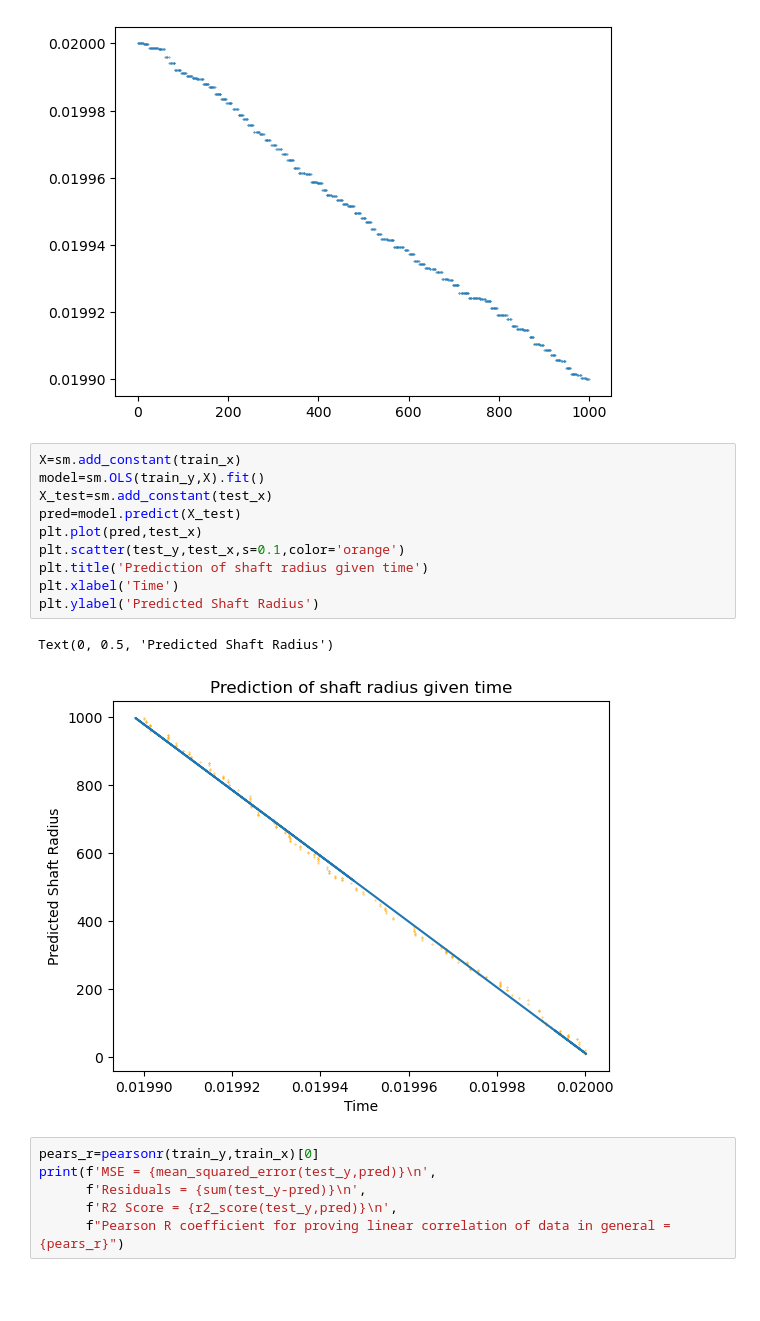
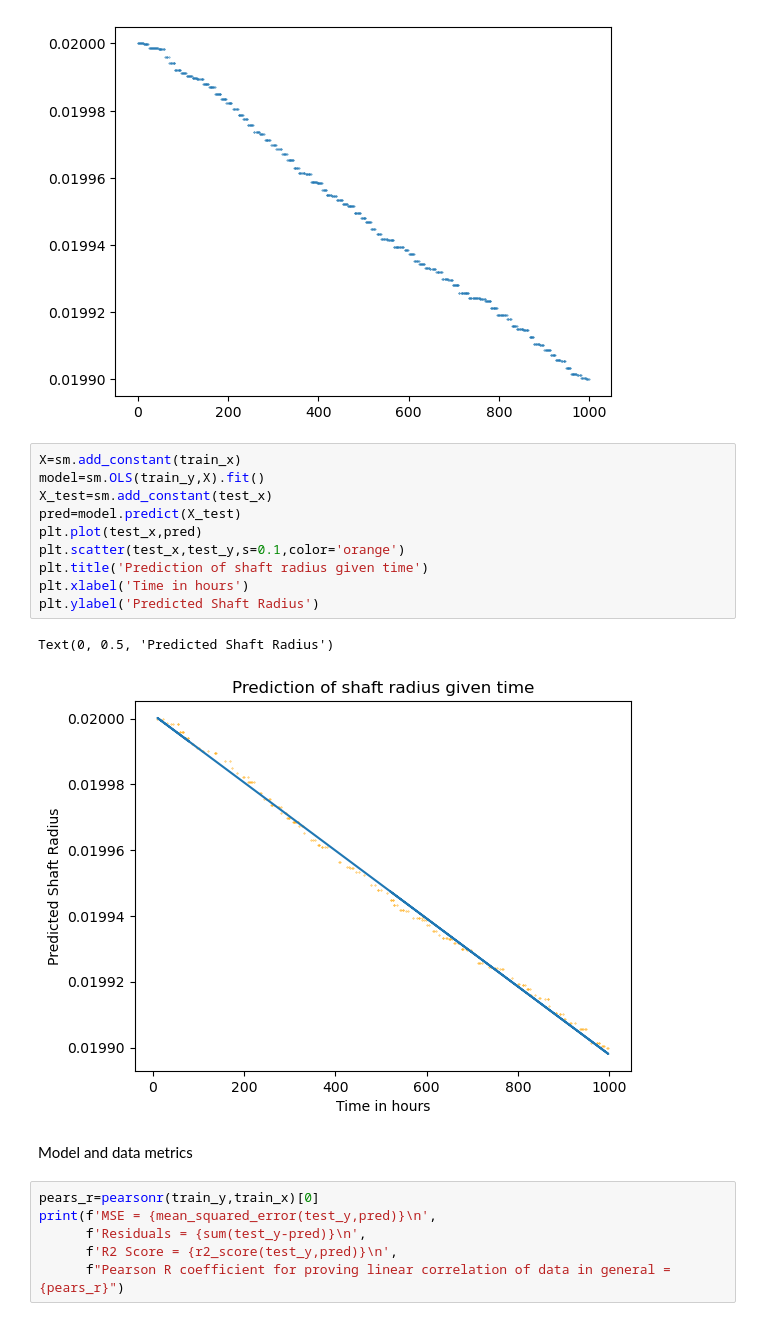
Before and after one commit to KonstantinTheHandsome/DS-Final-Ass, a Jupyter notebook: train/00functions.ipynb, the cells around one changed output. Cells and saved outputs as stored; diff of their text form; blank space fills up the shorter version.

```diff
--- a/train/00functions.ipynb
+++ b/train/00functions.ipynb
@@ -113,16 +141,18 @@ plt.scatter(train_x,train_y,s=0.1)
 # %%
 X=sm.add_constant(train_x)
 model=sm.OLS(train_y,X).fit()
 X_test=sm.add_constant(test_x)
 pred=model.predict(X_test)
-plt.plot(pred,test_x)
-plt.scatter(test_y,test_x,s=0.1,color='orange')
+plt.plot(test_x,pred)
+plt.scatter(test_x,test_y,s=0.1,color='orange')
 plt.title('Prediction of shaft radius given time')
-plt.xlabel('Time')
+plt.xlabel('Time in hours')
 plt.ylabel('Predicted Shaft Radius')
 # %% [output]
 Text(0, 0.5, 'Predicted Shaft Radius')
-[figure, old version]
+[figure, new version]
+# %% [markdown]
+Model and data metrics
 # %%
 pears_r=pearsonr(train_y,train_x)[0]
 print(f'MSE = {mean_squared_error(test_y,pred)}\n',
```
Also changed, not shown: parts of 14 cells of this notebook, 4 other files.
